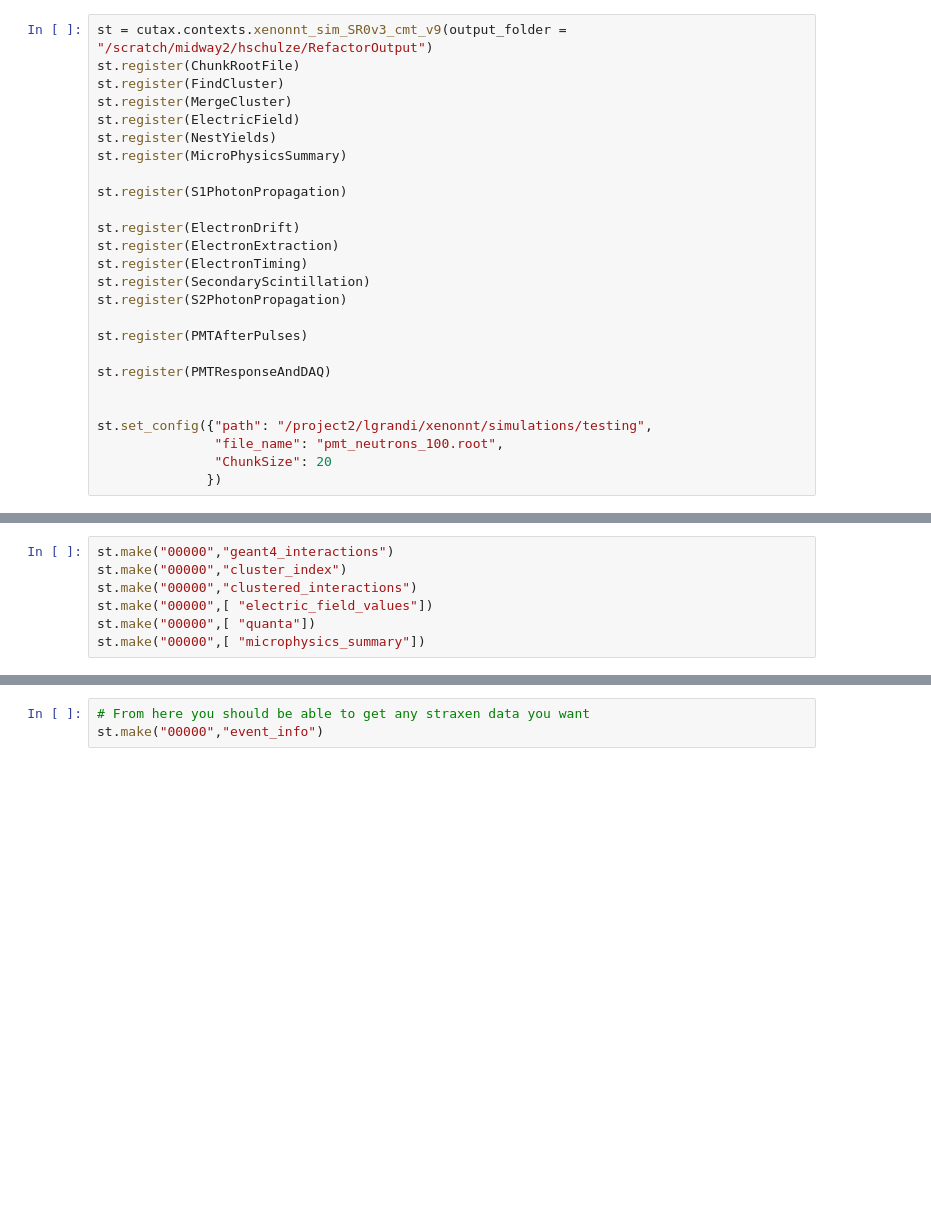
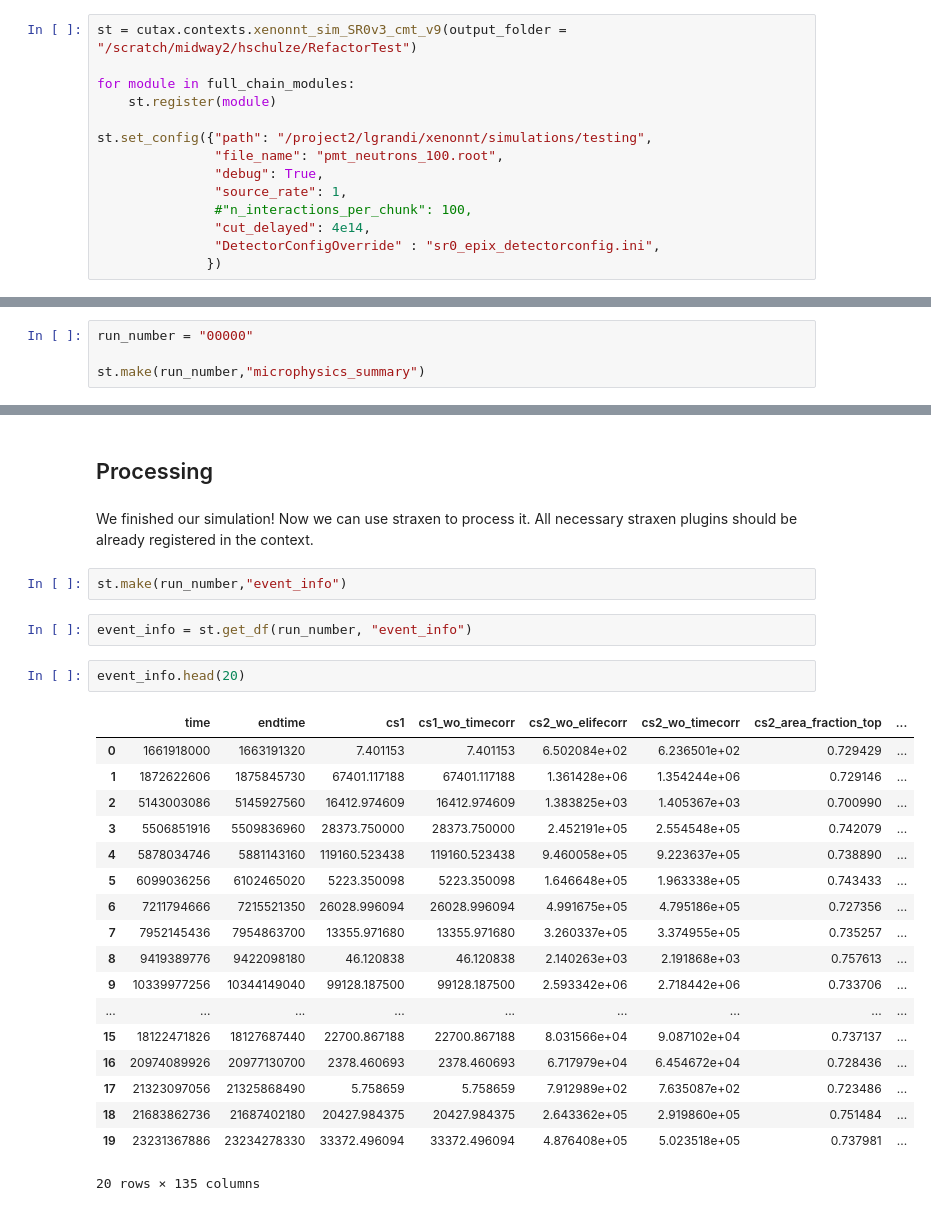
Before and after one commit to XENONnT/fuse, a Jupyter notebook: Notebooks/Simulation_Refactor.ipynb, the cells around one changed output, grey strips where cells are left out. Cells and saved outputs as stored; diff of their text form; blank space fills up the shorter version.

```diff
--- a/Notebooks/Simulation_Refactor.ipynb
+++ b/Notebooks/Simulation_Refactor.ipynb
@@ -57,26 +113,14 @@ from XeSim.plugins.pmt_and_daq.pmt_response_and_daq import PMTResponseAndDAQ
 # %%
-st = cutax.contexts.xenonnt_sim_SR0v3_cmt_v9(output_folder = "/scratch/midway2/hschulze/RefactorOutput")
-st.register(ChunkRootFile)
-st.register(FindCluster)
-st.register(MergeCluster)
-st.register(ElectricField)
-st.register(NestYields)
-st.register(MicroPhysicsSummary)
+st = cutax.contexts.xenonnt_sim_SR0v3_cmt_v9(output_folder = "/scratch/midway2/hschulze/RefactorTest")
 
-st.register(S1PhotonPropagation)
-
-st.register(ElectronDrift)
-st.register(ElectronExtraction)
-st.register(ElectronTiming)
-st.register(SecondaryScintillation)
-st.register(S2PhotonPropagation)
-
-st.register(PMTAfterPulses)
-
-st.register(PMTResponseAndDAQ)
-
+for module in full_chain_modules:
+    st.register(module)
 
 st.set_config({"path": "/project2/lgrandi/xenonnt/simulations/testing",
                "file_name": "pmt_neutrons_100.root",
-               "ChunkSize": 20
+               "debug": True,
+               "source_rate": 1,
+               #"n_interactions_per_chunk": 100,
+               "cut_delayed": 4e14,
+               "DetectorConfigOverride" : "sr0_epix_detectorconfig.ini",
               })
@@ -83,7 +130,4 @@ st.set_config({"path": "/project2/lgrandi/xenonnt/simulations/testing",
 # %%
-st.make("00000","geant4_interactions")
-st.make("00000","cluster_index")
-st.make("00000","clustered_interactions")
-st.make("00000",[ "electric_field_values"])
-st.make("00000",[ "quanta"])
-st.make("00000",[ "microphysics_summary"])
+run_number = "00000"
+
+st.make(run_number,"microphysics_summary")
@@ -107,3 +163,29 @@ st.make("00000","raw_records")
+# %% [markdown]
+## Processing
+# %% [markdown]
+We finished our simulation! Now we can use straxen to process it. All necessary straxen plugins should be already registered in the context.
 # %%
-# From here you should be able to get any straxen data you want
-st.make("00000","event_info")
+st.make(run_number,"event_info")
+# %%
+event_info = st.get_df(run_number, "event_info")
+# %%
+event_info.head(20)
+# %% [output]
+|  | time | endtime | cs1 | cs1_wo_timecorr | cs2_wo_elifecorr | cs2_wo_timecorr | cs2_area_fraction_top | ... |
+| 0 | 1661918000 | 1663191320 | 7.401153 | 7.401153 | 6.502084e+02 | 6.236501e+02 | 0.729429 | ... |
+| 1 | 1872622606 | 1875845730 | 67401.117188 | 67401.117188 | 1.361428e+06 | 1.354244e+06 | 0.729146 | ... |
+| 2 | 5143003086 | 5145927560 | 16412.974609 | 16412.974609 | 1.383825e+03 | 1.405367e+03 | 0.700990 | ... |
+| 3 | 5506851916 | 5509836960 | 28373.750000 | 28373.750000 | 2.452191e+05 | 2.554548e+05 | 0.742079 | ... |
+| 4 | 5878034746 | 5881143160 | 119160.523438 | 119160.523438 | 9.460058e+05 | 9.223637e+05 | 0.738890 | ... |
+| 5 | 6099036256 | 6102465020 | 5223.350098 | 5223.350098 | 1.646648e+05 | 1.963338e+05 | 0.743433 | ... |
+| 6 | 7211794666 | 7215521350 | 26028.996094 | 26028.996094 | 4.991675e+05 | 4.795186e+05 | 0.727356 | ... |
+| 7 | 7952145436 | 7954863700 | 13355.971680 | 13355.971680 | 3.260337e+05 | 3.374955e+05 | 0.735257 | ... |
+| 8 | 9419389776 | 9422098180 | 46.120838 | 46.120838 | 2.140263e+03 | 2.191868e+03 | 0.757613 | ... |
+| 9 | 10339977256 | 10344149040 | 99128.187500 | 99128.187500 | 2.593342e+06 | 2.718442e+06 | 0.733706 | ... |
+| ... | ... | ... | ... | ... | ... | ... | ... | ... |
+| 15 | 18122471826 | 18127687440 | 22700.867188 | 22700.867188 | 8.031566e+04 | 9.087102e+04 | 0.737137 | ... |
+| 16 | 20974089926 | 20977130700 | 2378.460693 | 2378.460693 | 6.717979e+04 | 6.454672e+04 | 0.728436 | ... |
+| 17 | 21323097056 | 21325868490 | 5.758659 | 5.758659 | 7.912989e+02 | 7.635087e+02 | 0.723486 | ... |
+| 18 | 21683862736 | 21687402180 | 20427.984375 | 20427.984375 | 2.643362e+05 | 2.919860e+05 | 0.751484 | ... |
+| 19 | 23231367886 | 23234278330 | 33372.496094 | 33372.496094 | 4.876408e+05 | 5.023518e+05 | 0.737981 | ... |
+20 rows × 135 columns
```
Also changed, not shown: parts of 27 cells of this notebook, 24 other files.
